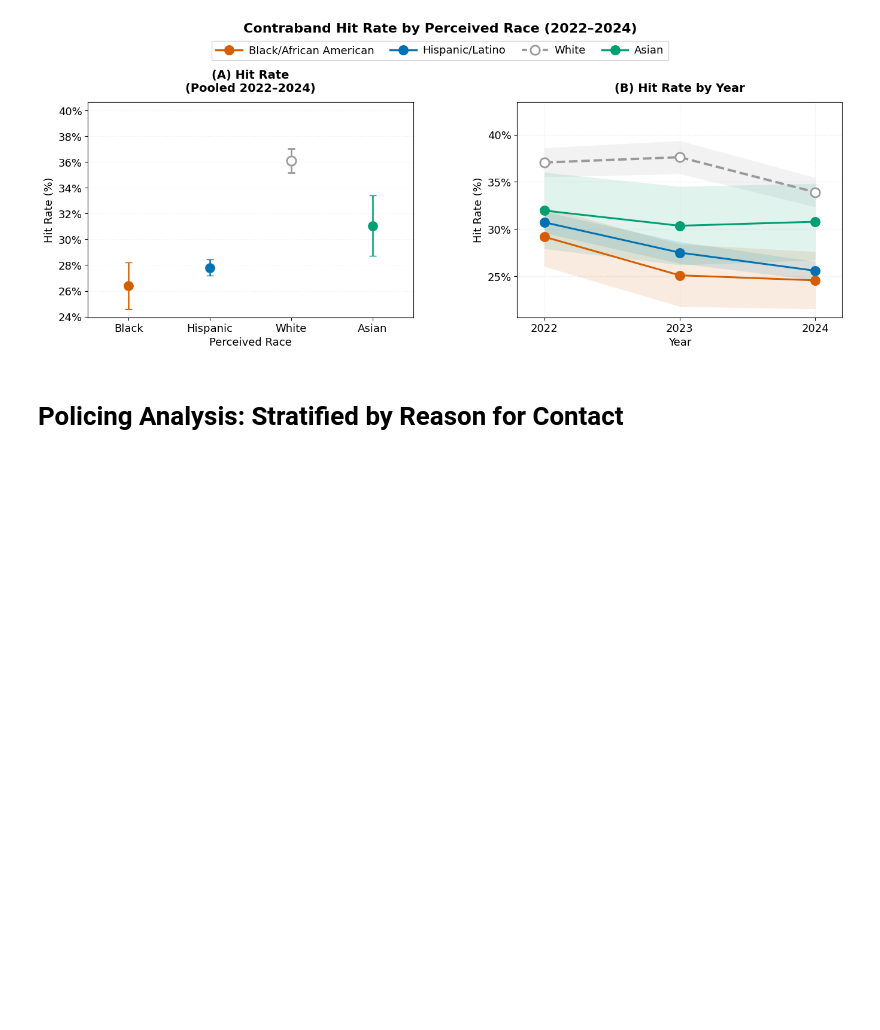
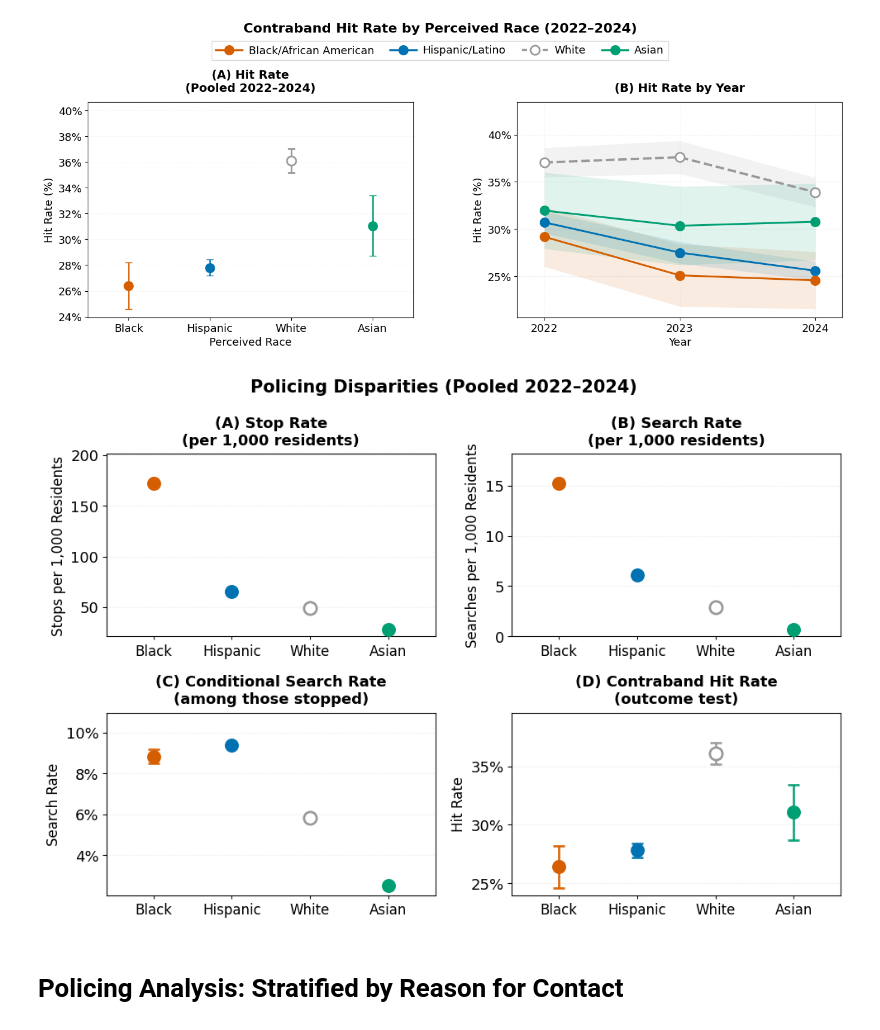
Before and after one commit to laurenbchu/honors-thesis, a Jupyter notebook: notebooks/02_analysis.ipynb, the cells around one changed output. Saved outputs shown, nothing was run; the diff lists cells and outputs as text; code cells hidden in the pictures; blank space fills up the shorter version.

```diff
--- a/notebooks/02_analysis.ipynb
+++ b/notebooks/02_analysis.ipynb
@@ -286,6 +289,10 @@ hit_rate_appendix_fig = visualization_utils.plot_hit_rate_by_year(policing_analy
 # visualization_utils.export_figure_to_pdf(hit_rate_appendix_fig, "03_policing_hit")
 # %% [output]
 [figure]
+# %%
+poster_02 = visualization_utils.plot_policing_pooled(policing_analysis)
+# %% [output]
+[figure, added]
 # %% [markdown]
 # Policing Analysis: Stratified by Reason for Contact
 # %%
```
Also changed, not shown: parts of 15 cells of this notebook, 1 other file.
